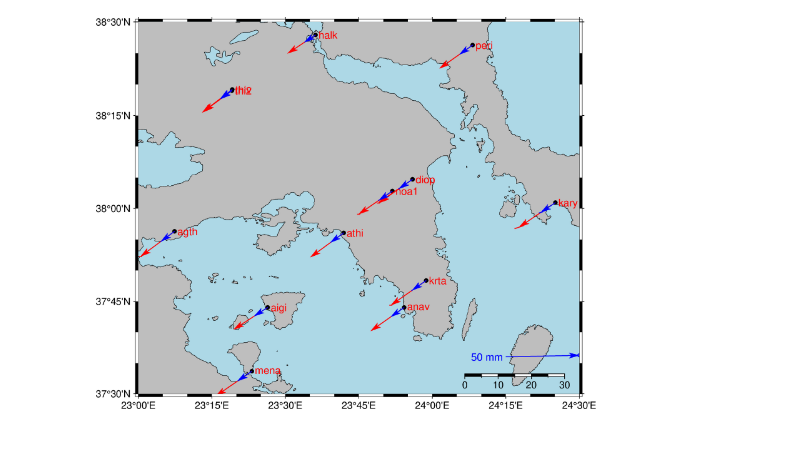
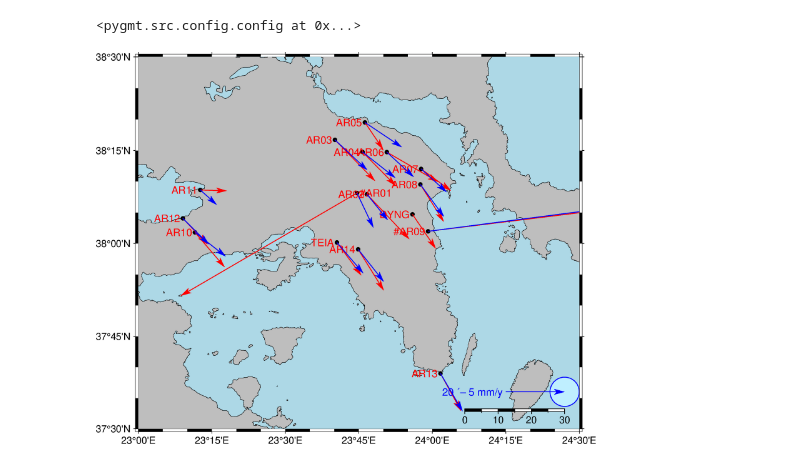
Before and after one commit to LabGeoTopo/gmt_pyplots, a Jupyter notebook: plotvel2.ipynb, the cells around one changed output. Cells and saved outputs as stored; diff of their text form; code cells hidden in the pictures.

```diff
--- a/plotvel2.ipynb
+++ b/plotvel2.ipynb
@@ -3,11 +3,17 @@
 import pygmt
 import pandas as pd
 #pd.set_option('display.max_rows', None)
+
+## gmt configurations
+## character encodeing for octal code symbols
+pygmt.config(PS_CHAR_ENCODING="Standard+")
+# %% [output]
+<pygmt.src.config.config at 0x...>
 # %%
 ## Set input data file
 ## Format input file "Code Lat Long H Ve sVe Vn sVn Vu sVu" with this header line
-vel1_df = pd.read_csv("data/velall.txt", sep=" ")
-vel2_df = pd.read_csv("data/velall.txt", sep=" ")
+vel1_df = pd.read_csv("data/diff_maps_PPP.txt", sep=" ")
+vel2_df = pd.read_csv("data/diff_maps_SXETIKOS.txt", sep=" ")
 
 ## set dataframes to variables vel1 vel2
 vel1 = vel1_df[['Long','Lat', 'Ve','Vn', 'sVe','sVn','sVu', 'Code']]
@@ -19,12 +25,12 @@ vel2 = vel2_df[['Long','Lat', 'Ve','Vn', 'sVe','sVn','sVu', 'Code']]
 vsc={
     'Long': [24.25],
     'Lat': [37.60],
-    'Ve': [50],
-    'Vn': [1],
-    'sVe': [1],
-    'sVn': [1],
+    'Ve': [20],
+    'Vn': [0],
+    'sVe': [5],
+    'sVn': [5],
     'sV': [0],
-    'Code': ['50 mm']
+    'Code': ['20 @\261@ 5 mm/y']
 }
 # %%
 fig = pygmt.Figure()
@@ -62,36 +68,36 @@ fig.plot(x=vel1.Long, y=vel1.Lat, style="c0.15c", color="black")
 fig.velo(
     data=vel1,
     pen="0.7p,red",
     uncertaintycolor  ="lightblue1",
     line=True,
-    spec="e0.05/0.39/10",
+    spec="e0.1/0.39/10",
     frame=["WSne"],
     vector="0.35c+e+gred",
 )
 
 
 fig.velo(
     data=vel2,
     pen="0.7p,blue",
     uncertaintycolor  ="lightblue1",
     line=True,
-    spec="e0.02/0.39/0",
+    spec="e0.1/0.39/0",
     frame=["WSne"],
     vector="0.35c+e+gblue",
 )
 
 fig.velo(
     data=vsc,
     pen="0.7p,blue",
     uncertaintycolor  ="lightblue1",
     line=True,
-    spec="e0.05/0.39/10",
+    spec="e0.1/0.39/10",
     frame=["WSne"],
     vector="0.35c+e+gblue",
 )
 
 fig.show()
 # %% [output]
-[figure, old version]
+[figure, new version]
 # %%
 fig.savefig("test.png")
```
Also changed, not shown: 1 other file.
